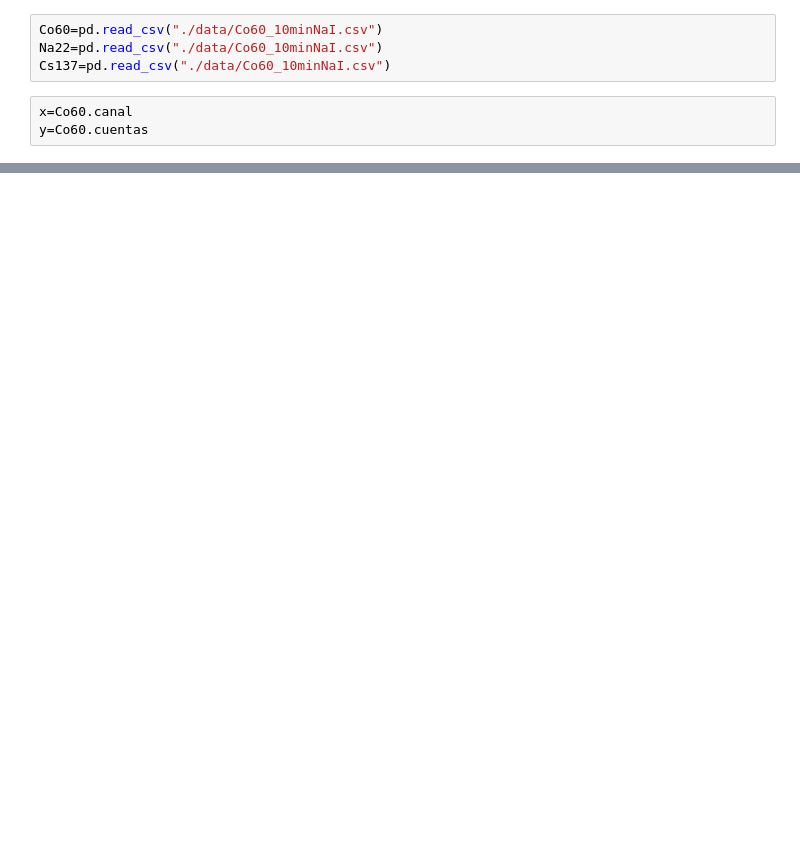
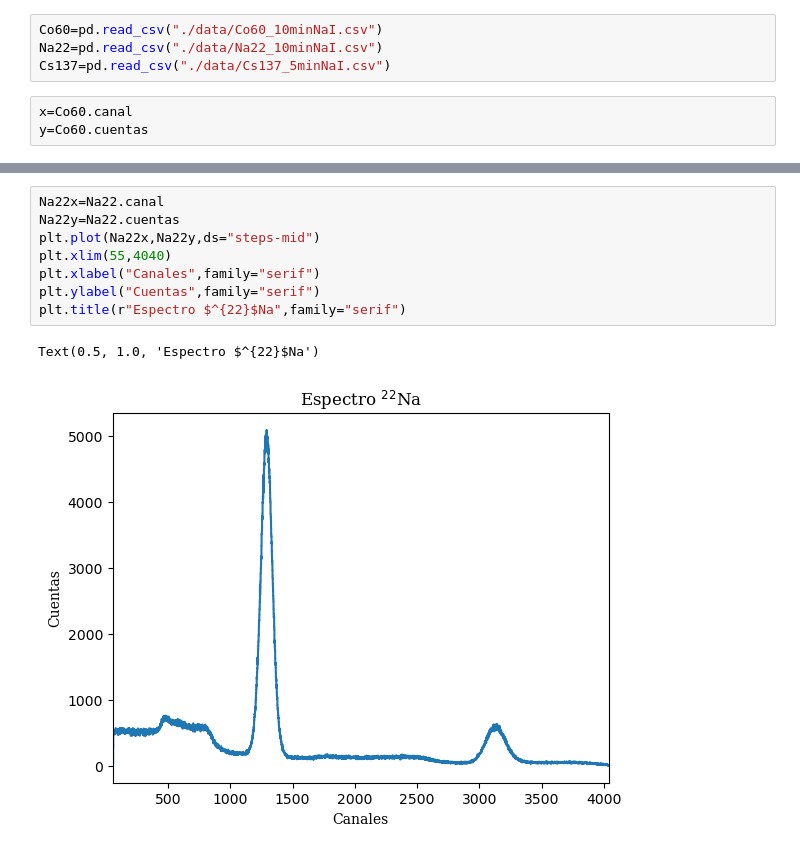
Before and after one commit to juan3ltran/Instrumentacion_Nuclear, a Jupyter notebook: Practica1/Co60.ipynb, the cells around one changed output, grey strips where cells are left out. Cells and saved outputs as stored; diff of their text form; blank space fills up the shorter version.

```diff
--- a/Practica1/Co60.ipynb
+++ b/Practica1/Co60.ipynb
@@ -6,8 +6,8 @@ import numpy as np
 from scipy.optimize import curve_fit
 # %%
 Co60=pd.read_csv("./data/Co60_10minNaI.csv")
-Na22=pd.read_csv("./data/Co60_10minNaI.csv")
-Cs137=pd.read_csv("./data/Co60_10minNaI.csv")
+Na22=pd.read_csv("./data/Na22_10minNaI.csv")
+Cs137=pd.read_csv("./data/Cs137_5minNaI.csv")
 # %%
 x=Co60.canal
 y=Co60.cuentas
@@ -51,0 +77,11 @@ plt.plot(x1,y1)
+# %%
+Na22x=Na22.canal
+Na22y=Na22.cuentas
+plt.plot(Na22x,Na22y,ds="steps-mid")
+plt.xlim(55,4040)
+plt.xlabel("Canales",family="serif")
+plt.ylabel("Cuentas",family="serif")
+plt.title(r"Espectro $^{22}$Na",family="serif")
+# %% [output]
+Text(0.5, 1.0, 'Espectro $^{22}$Na')
+[figure, added]
```
Also changed, not shown: parts of 10 cells of this notebook.
